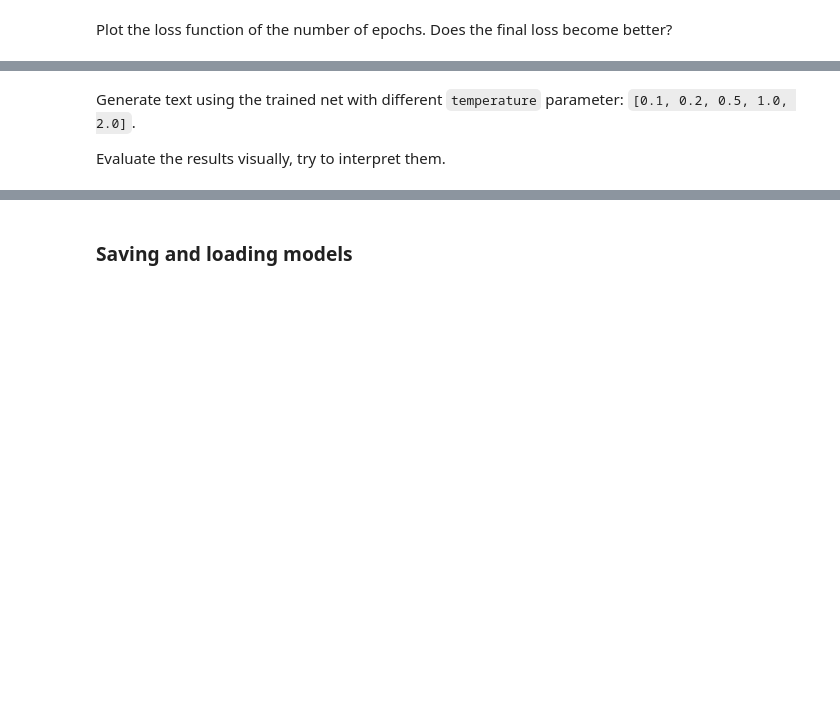
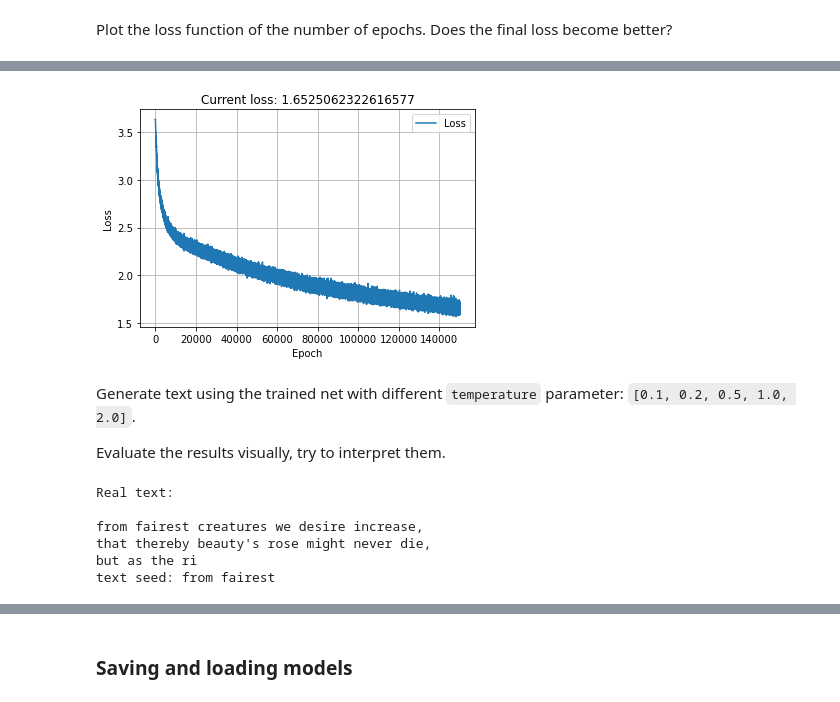
Before and after one commit to oslanaslan/MADE_ML, a Jupyter notebook: ml/Lab2_Deep_Learning/Lab2_DL_part3_poetry.ipynb, the cells around one changed output, grey strips where cells are left out. Cells and saved outputs as stored; diff of their text form; code cells hidden in the pictures; blank space fills up the shorter version.

```diff
--- a/ml/Lab2_Deep_Learning/Lab2_DL_part3_poetry.ipynb
+++ b/ml/Lab2_Deep_Learning/Lab2_DL_part3_poetry.ipynb
@@ -335,3 +526,13 @@ Plot the loss function of the number of epochs. Does the final loss become bette
+# %%
+plt.plot(train_loss_lst, label='Loss')
+plt.grid()
+plt.xlabel('Epoch')
+plt.ylabel('Loss')
+plt.legend()
+plt.title(f"Current loss: {np.mean(train_loss_lst[-100:])}")
+plt.show()
+# %% [output]
+[figure, added]
 # %% [markdown]
 Generate text using the trained net with different `temperature` parameter: `[0.1, 0.2, 0.5, 1.0, 2.0]`.
 
@@ -340,0 +540,13 @@ Evaluate the results visually, try to interpret them.
+# %%
+seed_text = sequences[0][:13]
+print('Real text:\n')
+print(sequences[0])
+seed_text = ''.join(seed_text)
+print(f'text seed: {seed_text}')
+# %% [output]
+Real text:
+
+from fairest creatures we desire increase,
+that thereby beauty's rose might never die,
+but as the ri
+text seed: from fairest
```
Also changed, not shown: parts of 24 cells of this notebook, 3 other files.
